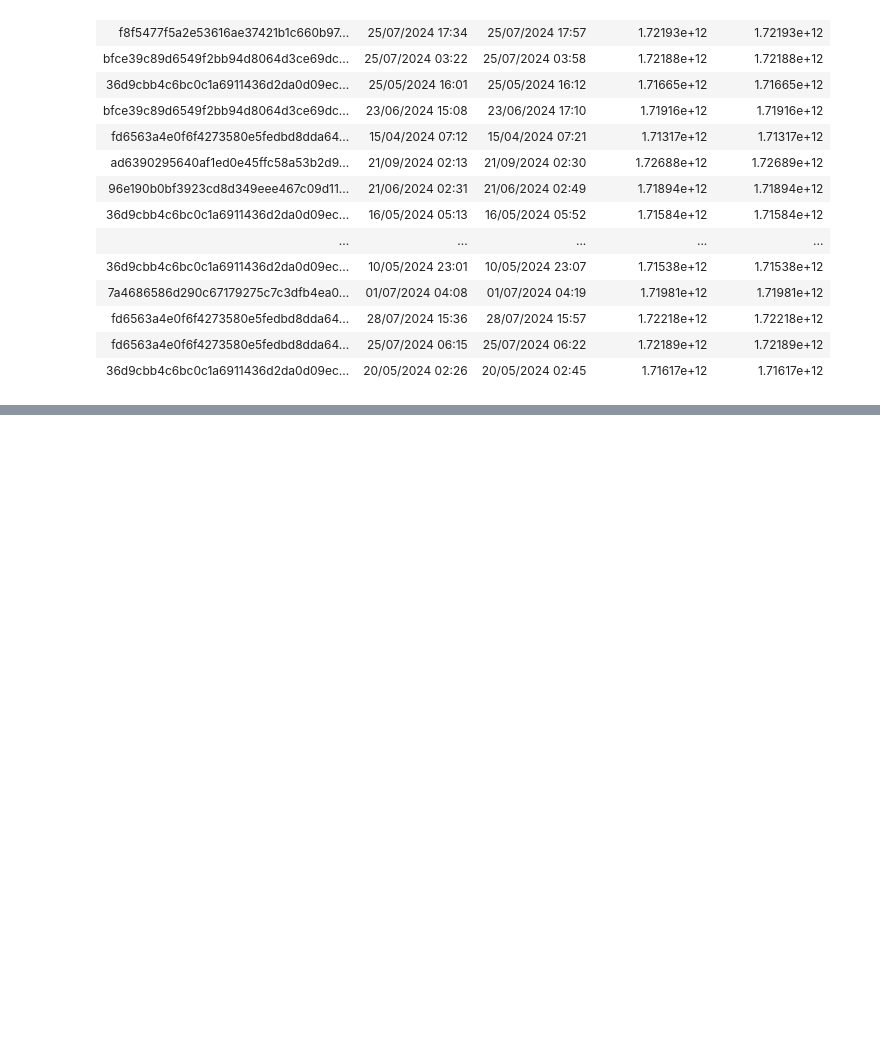
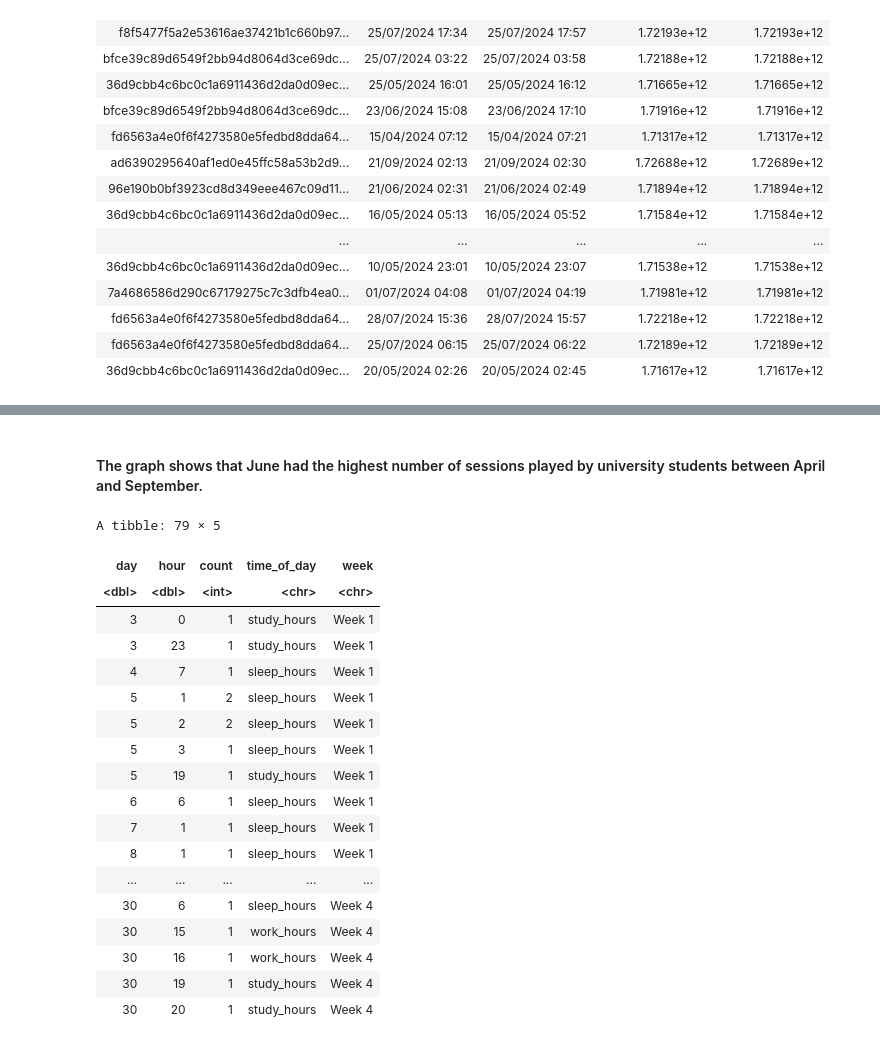
Before and after one commit to klam42/project, a Jupyter notebook: Project.ipynb, the cells around one changed output, grey strips where cells are left out. Drawn from its saved outputs; the diff is of its cells as text; code cells hidden in the pictures; blank space fills up the shorter version.

```diff
--- a/Project.ipynb
+++ b/Project.ipynb
@@ -143,62 +237,52 @@ monthly_sessions
+# %% [markdown]
+#### The graph shows that June had the highest number of sessions played by university students between April and September.
 # %%
-options(repr.plot.width = 12, repr.plot.height = 8)
-
-june_sessions <- uni_student_sessions |>
+june_sessions <- uni_student_sessions |> #Filters for sessions in June
     select(hashedEmail, day, month, hour) |>
     filter(month == "06") |>
     mutate(day = as.numeric(day))|>
     mutate(hour = as.numeric(hour))
 
-june_sessions
+work_hours <- c(09, 10, 11, 12, 13, 14, 15, 16, 17) #vector for work hours
+study_hours <- c(18, 19, 20, 21, 22, 23, 0) #vector for study hours
+sleep_hours <- c(01, 02, 03, 04, 05, 06, 07, 08) #vector for sleep hours
+week_1 <- c(1:8) #vector for days in the first week of June
+week_2 <- c(9:15) #vector for days in the second week of June
+week_3 <- c(16:22) #vector for days in the third week of June
+week_4 <- c(23:30) #vector for days in the fourth week of June
 
 
-work_hours <- c(09, 10, 11, 12, 13, 14, 15, 16, 17)
-study_hours <- c(18, 19, 20, 21, 22, 23, 0)
-sleep_hours <- c(01, 02, 03, 04, 05, 06, 07, 08)
-week_1 <- c(1:8)
-week_2 <- c(9:15)
-week_3 <- c(16:22)
-week_4 <- c(23:30)
-
-
-sessions_per_hour <- june_sessions |>
+sessions_per_hour <- june_sessions |> #Determines what time of day and week a session occurred
         group_by(day, hour) |>
         summarize(count = n(), .groups = "drop") |>
         mutate(time_of_day = case_when(
             hour %in% work_hours ~ "work_hours",
             hour %in% study_hours ~ "study_hours",
             hour %in% sleep_hours ~ "sleep_hours" )) |>
         mutate(week = case_when(
             day %in% week_1 ~ "Week 1",
             day %in% week_2 ~ "Week 2",
             day %in% week_3 ~ "Week 3",
             day %in% week_4 ~ "Week 4"))
 
 sessions_per_hour
-
-total_daily_sessions <- june_sessions |>
-        group_by(day) |>
-        summarize(count = n())
-
-total_daily_sessions
-
-total_weekly_sessions <- sessions_per_hour |>
-        mutate(week = as_factor(week))|>
-        group_by(week) |>
-        summarize(total_count = sum(count))
-
-total_weekly_sessions
-
-
-weekly_sessions_plot <- sessions_per_hour |>
-    ggplot(aes(x = week, y = count, fill = time_of_day)) +
-    geom_bar(stat = "identity") +
-    scale_fill_brewer(name = "Time of Day", palette = "Set3",
-                      labels = c("sleep_hours" = "Sleep Hours (1am - 8am)",
-                                 "work_hours" = "Work Hours (9am - 5pm)",
-                                 "study_hours" = "Study Hours (6pm - 12am)")) +
-    labs(x = "Week in June 2024", y = "Number of Sessions", fill = "Time of Day") +
-    ggtitle("Weekly Total Sessions and Session Times for June 2024") +
-    theme(text = element_text(size = 15))
-
-weekly_sessions_plot
+# %% [output]
+A tibble: 79 × 5
+| day | hour | count | time_of_day | week |
+| <dbl> | <dbl> | <int> | <chr> | <chr> |
+| 3 | 0 | 1 | study_hours | Week 1 |
+| 3 | 23 | 1 | study_hours | Week 1 |
+| 4 | 7 | 1 | sleep_hours | Week 1 |
+| 5 | 1 | 2 | sleep_hours | Week 1 |
+| 5 | 2 | 2 | sleep_hours | Week 1 |
+| 5 | 3 | 1 | sleep_hours | Week 1 |
+| 5 | 19 | 1 | study_hours | Week 1 |
+| 6 | 6 | 1 | sleep_hours | Week 1 |
+| 7 | 1 | 1 | sleep_hours | Week 1 |
+| 8 | 1 | 1 | sleep_hours | Week 1 |
+| ... | ... | ... | ... | ... |
+| 30 | 6 | 1 | sleep_hours | Week 4 |
+| 30 | 15 | 1 | work_hours | Week 4 |
+| 30 | 16 | 1 | work_hours | Week 4 |
+| 30 | 19 | 1 | study_hours | Week 4 |
+| 30 | 20 | 1 | study_hours | Week 4 |
```
Also changed, not shown: parts of 16 cells of this notebook.
